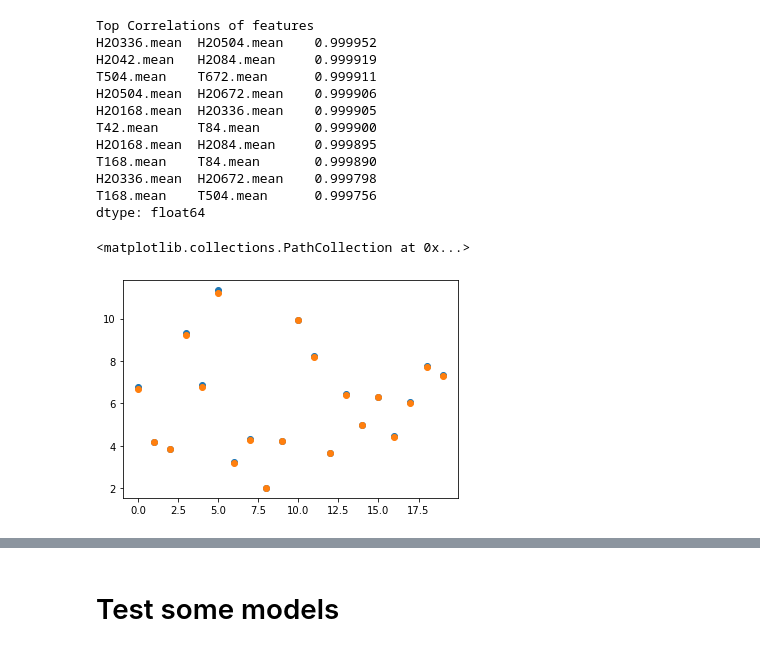
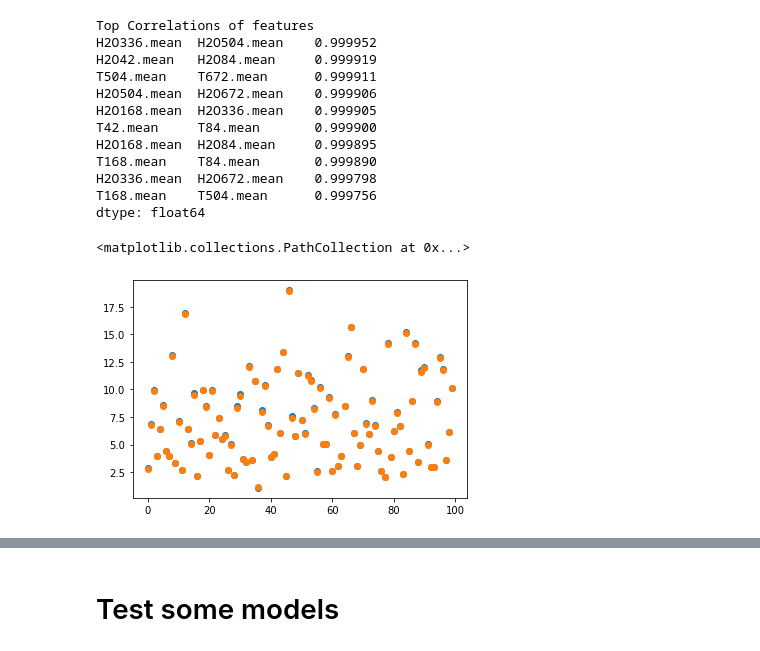
Before and after one commit to lehtoneo/intro-ml-project, a Jupyter notebook: data_analysis_ossi.ipynb, the cells around one changed output, grey strips where cells are left out. Cells and saved outputs as stored; diff of their text form; code cells hidden in the pictures.

```diff
--- a/data_analysis_ossi.ipynb
+++ b/data_analysis_ossi.ipynb
@@ -100,11 +100,11 @@ H2O336.mean  H2O672.mean    0.999798
 T168.mean    T504.mean      0.999756
 dtype: float64
 # %%
-plt.scatter(df.index[0:20], df["H2O336.mean"][0:20])
-plt.scatter(df.index[0:20], df["H2O504.mean"][0:20])
+plt.scatter(df.index[0:100], df["H2O336.mean"][0:100])
+plt.scatter(df.index[0:100], df["H2O504.mean"][0:100])
 # %% [output]
 <matplotlib.collections.PathCollection at 0x...>
-[figure, old version]
+[figure, new version]
 # %%
 cor_matrix = df.drop(["class2", "class4"], axis=1).corr().abs()
 # %%
```
Also changed, not shown: parts of 13 cells of this notebook.
